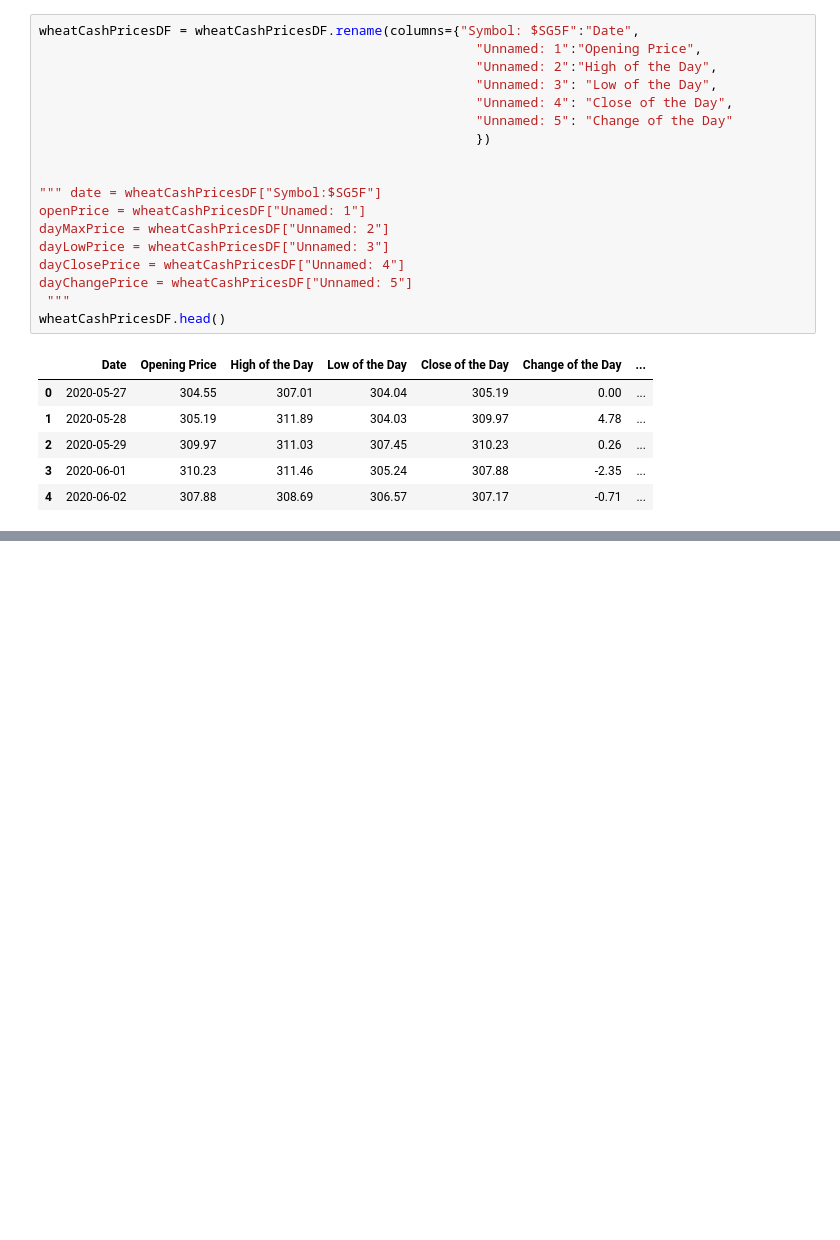
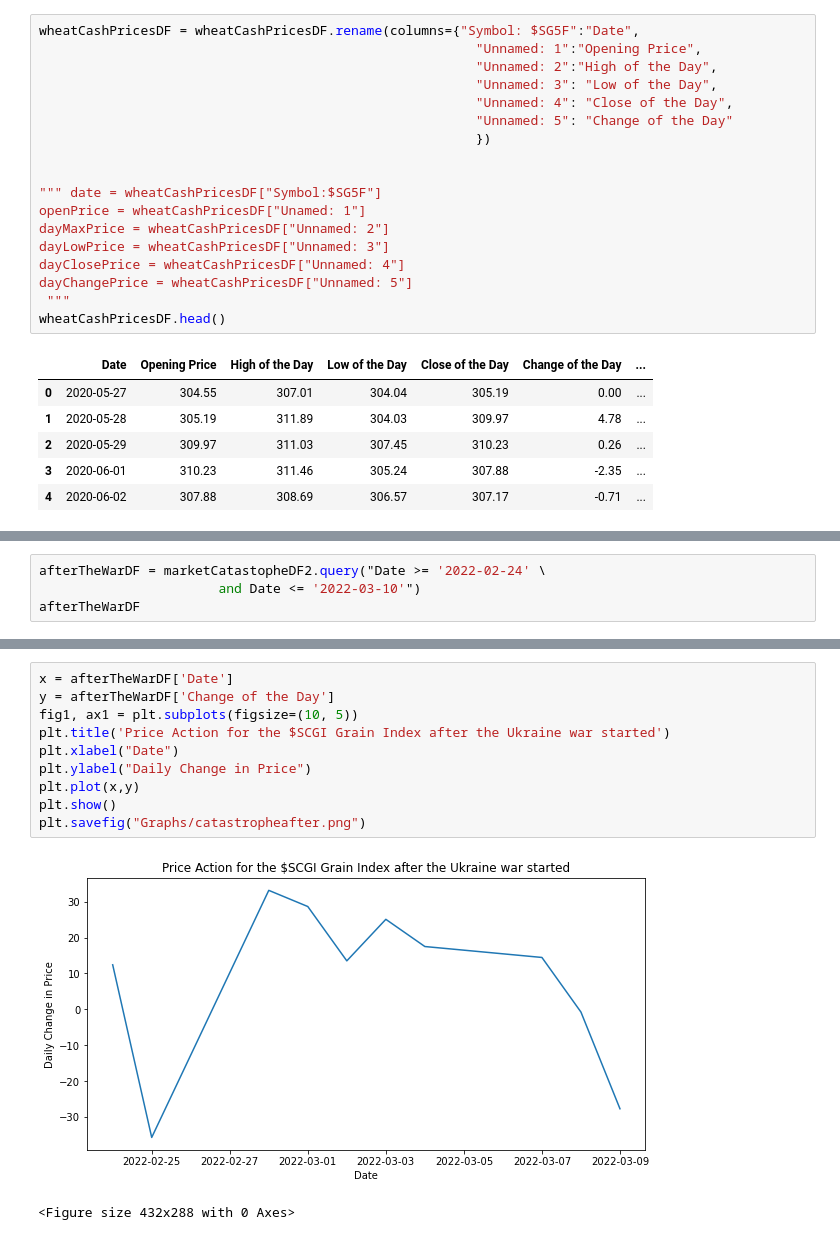
Before and after one commit to cmbutler83/Project1sandbox, a Jupyter notebook: wheatCashFuturesAnalysis.ipynb, the cells around one changed output, grey strips where cells are left out. Cells and saved outputs as stored; diff of their text form; blank space fills up the shorter version.

```diff
--- a/wheatCashFuturesAnalysis.ipynb
+++ b/wheatCashFuturesAnalysis.ipynb
@@ -96,0 +152,4 @@ marketCatastopheDF.head(30)
+# %%
+afterTheWarDF = marketCatastopheDF2.query("Date >= '2022-02-24' \
+                       and Date <= '2022-03-10'")
+afterTheWarDF
@@ -96,0 +168,13 @@ marketCatastopheDF.head(30)
+# %%
+x = afterTheWarDF['Date']
+y = afterTheWarDF['Change of the Day']
+fig1, ax1 = plt.subplots(figsize=(10, 5))
+plt.title('Price Action for the $SCGI Grain Index after the Ukraine war started')
+plt.xlabel("Date")
+plt.ylabel("Daily Change in Price")
+plt.plot(x,y)
+plt.show()
+plt.savefig("Graphs/catastropheafter.png")
+# %% [output]
+[figure, added]
+<Figure size 432x288 with 0 Axes>
```
Also changed, not shown: parts of 11 cells of this notebook, 4 other files.
